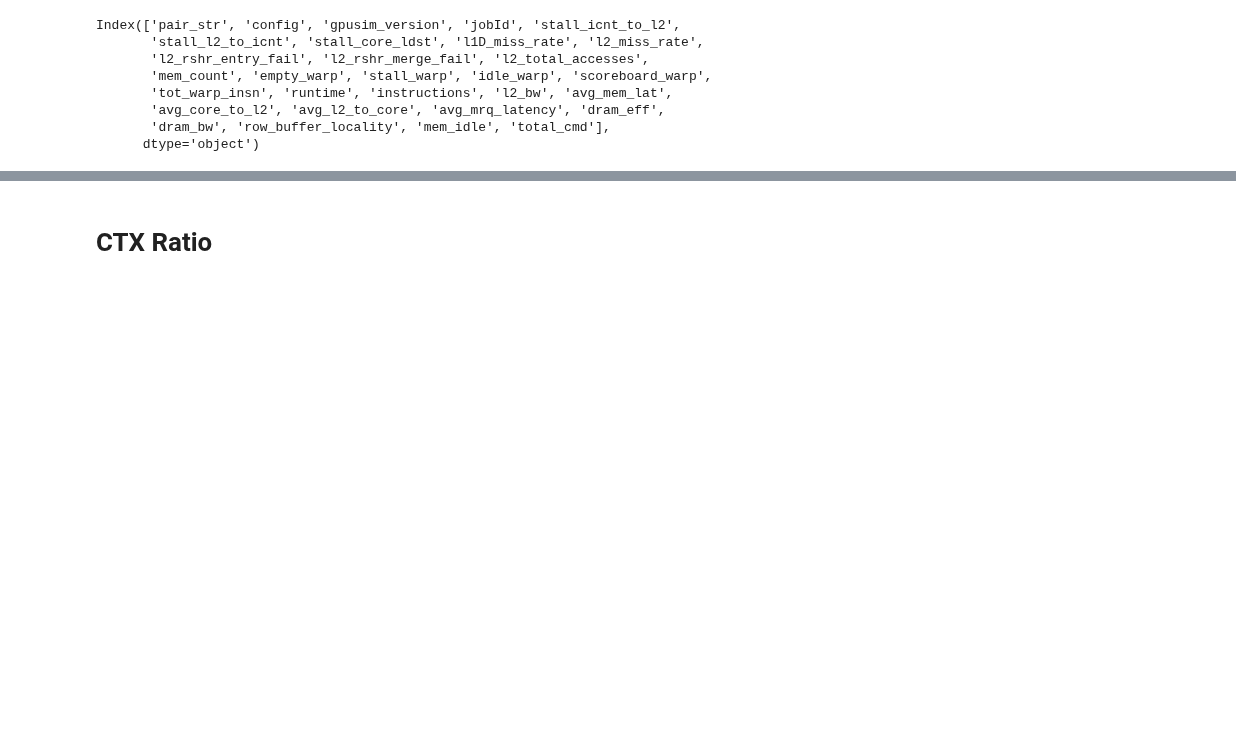
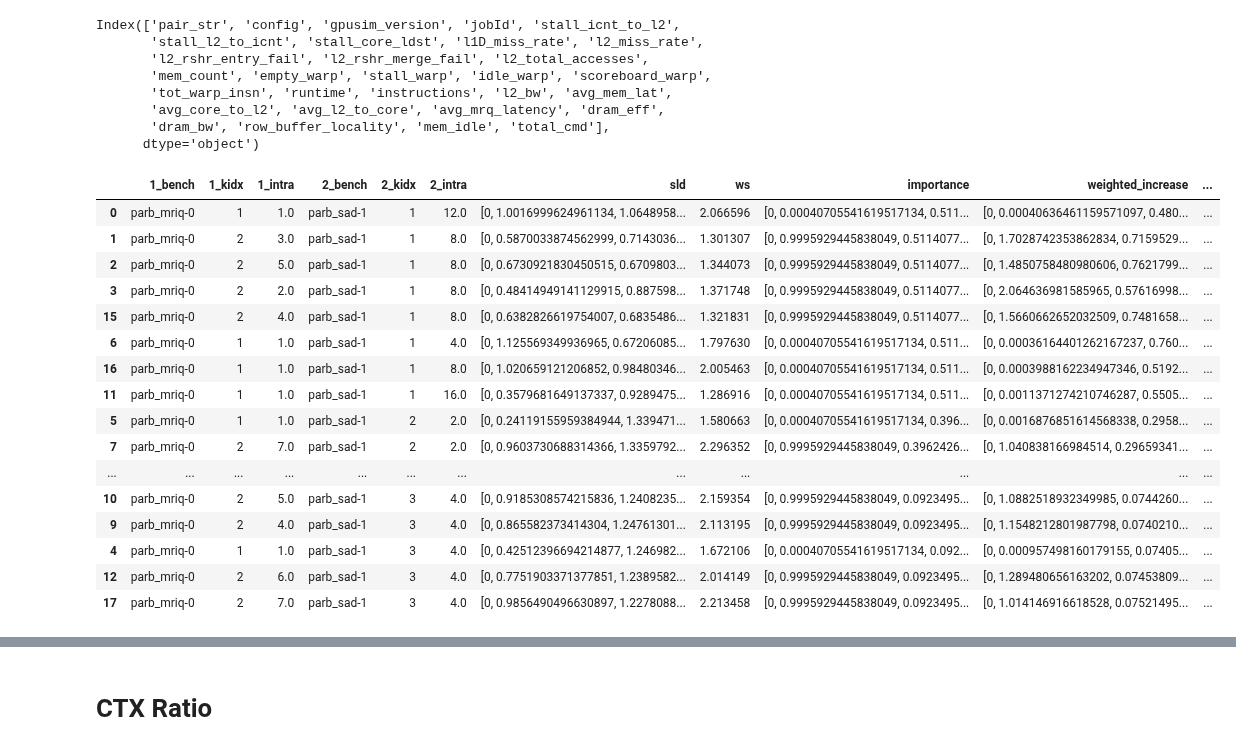
Before and after one commit to UofT-EcoSystem/GPU-Virtualization-Benchmarks, a Jupyter notebook: util/data/notebooks/View_Multi_Kernel.ipynb, the cells around one changed output, grey strips where cells are left out. Drawn from its saved outputs; the diff is of its cells as text; code cells hidden in the pictures; blank space fills up the shorter version.

```diff
--- a/util/data/notebooks/View_Multi_Kernel.ipynb
+++ b/util/data/notebooks/View_Multi_Kernel.ipynb
@@ -175,11 +176,29 @@ Index(['pair_str', 'config', 'gpusim_version', 'jobId', 'stall_icnt_to_l2',
 # %%
 df_dynamic = pd.read_pickle(dynamic_output)
 col_dynamic = ['1_bench', '1_kidx', '1_intra', '2_bench', '2_kidx', '2_intra', 'sld', 'ws',
                'importance', 'weighted_increase', 'sum_increase']
 
-df_dynamic_show = df_dynamic[(df_dynamic['1_bench'] == 'parb_sad-0') & (df_dynamic['1_kidx'] == 2)].sort_values(
+df_dynamic_show = df_dynamic[(df_dynamic['1_bench'] == 'parb_mriq-0') & (df_dynamic['2_bench'] == 'parb_sad-1')].sort_values(
     '2_kidx')
-# df_dynamic_show[col_dynamic]
+df_dynamic_show[col_dynamic]
+# %% [output]
+|  | 1_bench | 1_kidx | 1_intra | 2_bench | 2_kidx | 2_intra | sld | ws | importance | weighted_increase | ... |
+| 0 | parb_mriq-0 | 1 | 1.0 | parb_sad-1 | 1 | 12.0 | [0, 1.0016999624961134, 1.0648958... | 2.066596 | [0, 0.00040705541619517134, 0.511... | [0, 0.00040636461159571097, 0.480... | ... |
+| 1 | parb_mriq-0 | 2 | 3.0 | parb_sad-1 | 1 | 8.0 | [0, 0.5870033874562999, 0.7143036... | 1.301307 | [0, 0.9995929445838049, 0.5114077... | [0, 1.7028742353862834, 0.7159529... | ... |
+| 2 | parb_mriq-0 | 2 | 5.0 | parb_sad-1 | 1 | 8.0 | [0, 0.6730921830450515, 0.6709803... | 1.344073 | [0, 0.9995929445838049, 0.5114077... | [0, 1.4850758480980606, 0.7621799... | ... |
+| 3 | parb_mriq-0 | 2 | 2.0 | parb_sad-1 | 1 | 8.0 | [0, 0.48414949141129915, 0.887598... | 1.371748 | [0, 0.9995929445838049, 0.5114077... | [0, 2.064636981585965, 0.57616998... | ... |
+| 15 | parb_mriq-0 | 2 | 4.0 | parb_sad-1 | 1 | 8.0 | [0, 0.6382826619754007, 0.6835486... | 1.321831 | [0, 0.9995929445838049, 0.5114077... | [0, 1.5660662652032509, 0.7481658... | ... |
+| 6 | parb_mriq-0 | 1 | 1.0 | parb_sad-1 | 1 | 4.0 | [0, 1.125569349936965, 0.67206085... | 1.797630 | [0, 0.00040705541619517134, 0.511... | [0, 0.00036164401262167237, 0.760... | ... |
+| 16 | parb_mriq-0 | 1 | 1.0 | parb_sad-1 | 1 | 8.0 | [0, 1.020659121206852, 0.98480346... | 2.005463 | [0, 0.00040705541619517134, 0.511... | [0, 0.0003988162234947346, 0.5192... | ... |
+| 11 | parb_mriq-0 | 1 | 1.0 | parb_sad-1 | 1 | 16.0 | [0, 0.3579681649137337, 0.9289475... | 1.286916 | [0, 0.00040705541619517134, 0.511... | [0, 0.0011371274210746287, 0.5505... | ... |
+| 5 | parb_mriq-0 | 1 | 1.0 | parb_sad-1 | 2 | 2.0 | [0, 0.24119155959384944, 1.339471... | 1.580663 | [0, 0.00040705541619517134, 0.396... | [0, 0.0016876851614568338, 0.2958... | ... |
+| 7 | parb_mriq-0 | 2 | 7.0 | parb_sad-1 | 2 | 2.0 | [0, 0.9603730688314366, 1.3359792... | 2.296352 | [0, 0.9995929445838049, 0.3962426... | [0, 1.040838166984514, 0.29659341... | ... |
+| ... | ... | ... | ... | ... | ... | ... | ... | ... | ... | ... | ... |
+| 10 | parb_mriq-0 | 2 | 5.0 | parb_sad-1 | 3 | 4.0 | [0, 0.9185308574215836, 1.2408235... | 2.159354 | [0, 0.9995929445838049, 0.0923495... | [0, 1.0882518932349985, 0.0744260... | ... |
+| 9 | parb_mriq-0 | 2 | 4.0 | parb_sad-1 | 3 | 4.0 | [0, 0.865582373414304, 1.24761301... | 2.113195 | [0, 0.9995929445838049, 0.0923495... | [0, 1.1548212801987798, 0.0740210... | ... |
+| 4 | parb_mriq-0 | 1 | 1.0 | parb_sad-1 | 3 | 4.0 | [0, 0.42512396694214877, 1.246982... | 1.672106 | [0, 0.00040705541619517134, 0.092... | [0, 0.000957498160179155, 0.07405... | ... |
+| 12 | parb_mriq-0 | 2 | 6.0 | parb_sad-1 | 3 | 4.0 | [0, 0.7751903371377851, 1.2389582... | 2.014149 | [0, 0.9995929445838049, 0.0923495... | [0, 1.289480656163202, 0.07453809... | ... |
+| 17 | parb_mriq-0 | 2 | 7.0 | parb_sad-1 | 3 | 4.0 | [0, 0.9856490496630897, 1.2278088... | 2.213458 | [0, 0.9995929445838049, 0.0923495... | [0, 1.014146916618528, 0.07521495... | ... |
 # %%
 df_seq_index = df_seq.set_index(['pair_str', '1_kidx'])
 df_intra_index = df_intra.set_index(['pair_str', '1_kidx', 'intra'])
```
Also changed, not shown: parts of 9 cells of this notebook, 1 other file.
